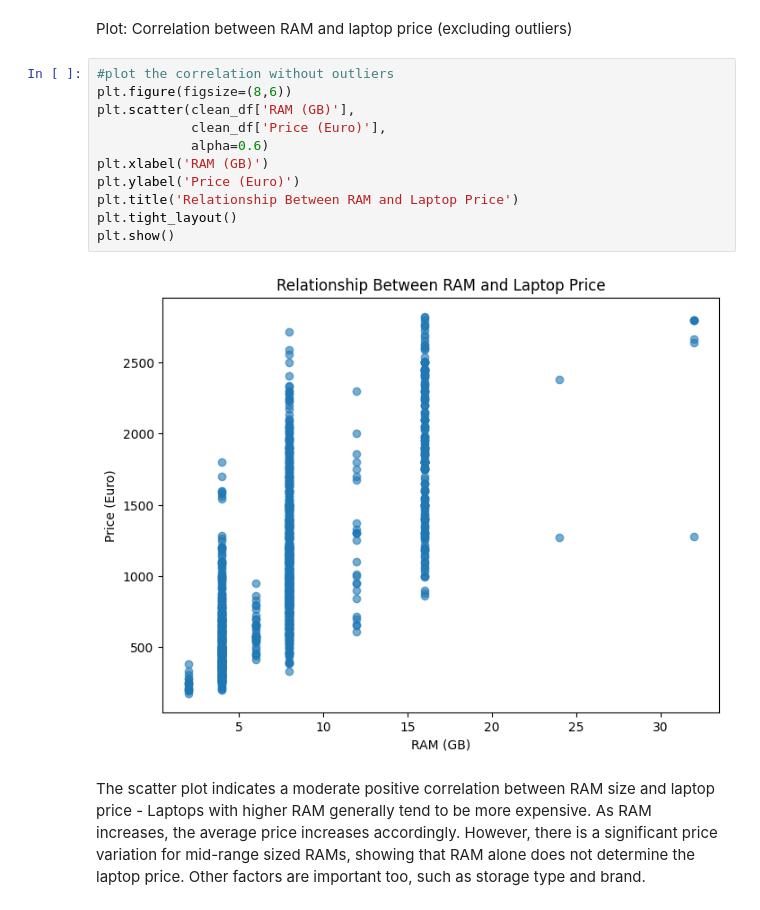
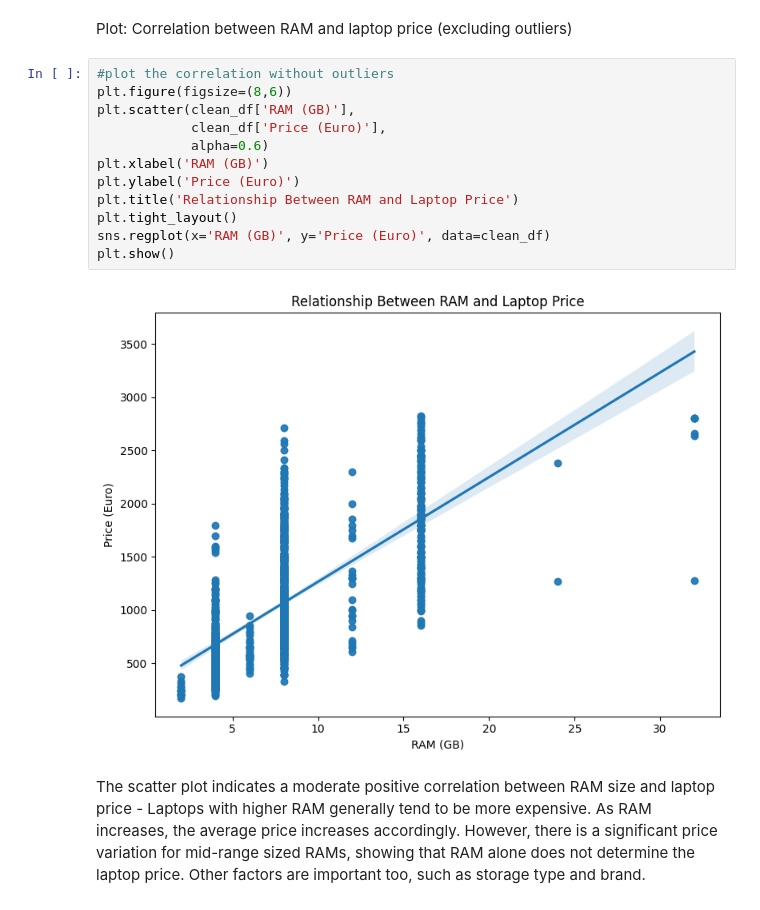
Before and after one commit to mhasid/miniproject1, a Jupyter notebook: prices.ipynb, the cells around one changed output. Saved outputs shown, nothing was run; the diff lists cells and outputs as text.

```diff
--- a/prices.ipynb
+++ b/prices.ipynb
@@ -140,16 +141,17 @@ Plot: Correlation between RAM and laptop price (excluding outliers)
 # %%
 #plot the correlation without outliers
 plt.figure(figsize=(8,6))
 plt.scatter(clean_df['RAM (GB)'],
             clean_df['Price (Euro)'],
             alpha=0.6)
 plt.xlabel('RAM (GB)')
 plt.ylabel('Price (Euro)')
 plt.title('Relationship Between RAM and Laptop Price')
 plt.tight_layout()
+sns.regplot(x='RAM (GB)', y='Price (Euro)', data=clean_df)
 plt.show()
 # %% [output]
-[figure, old version]
+[figure, new version]
 # %% [markdown]
 The scatter plot indicates a moderate positive correlation between RAM size and laptop price - Laptops with higher RAM generally tend to be more expensive. As RAM increases, the average price increases accordingly. However, there is a significant price variation for mid-range sized RAMs, showing that RAM alone does not determine the laptop price. Other factors are important too, such as storage type and brand.
 # %% [markdown]
```
Also changed, not shown: parts of 2 cells of this notebook.
